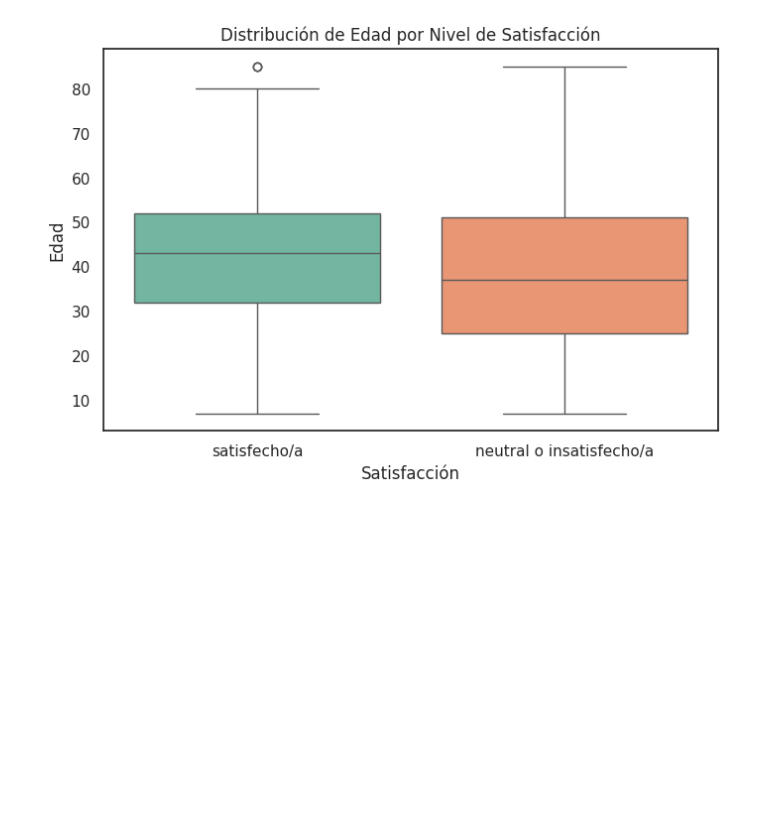
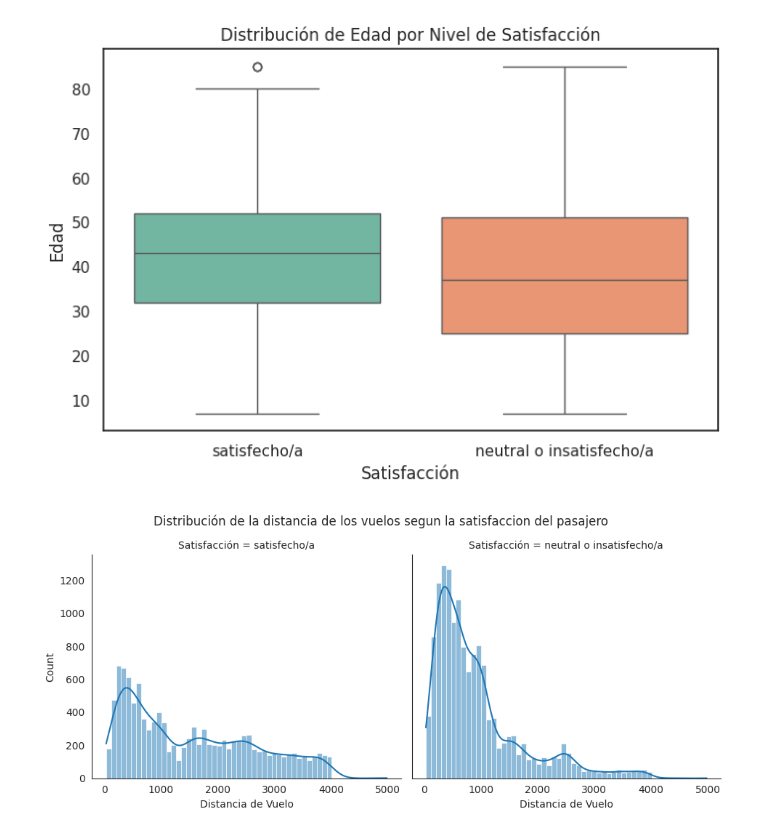
Before and after one commit to soledad-villarrubia/Data_Sciense_1, a Jupyter notebook: Proyecto_Final_CODERHOUSE.ipynb, the cells around one changed output. Drawn from its saved outputs; the diff is of its cells as text; code cells hidden in the pictures; blank space fills up the shorter version.

```diff
--- a/Proyecto_Final_CODERHOUSE.ipynb
+++ b/Proyecto_Final_CODERHOUSE.ipynb
@@ -212,3 +212,10 @@ plt.ylabel("Edad")
 plt.show()
 # %% [output]
 [figure]
+# %%
+# Displot: Distribución de de la distiancia de los vuelos segun la satisfaccion del pasajero
+sns.displot(data=df, x='Distancia de Vuelo', col='Satisfacción', kde=True, height=4, aspect=1.2)
+plt.suptitle('Distribución de la distancia de los vuelos segun la satisfaccion del pasajero ', y=1.05) # Título general ajustado
+plt.show()
+# %% [output]
+[figure, added]
```
